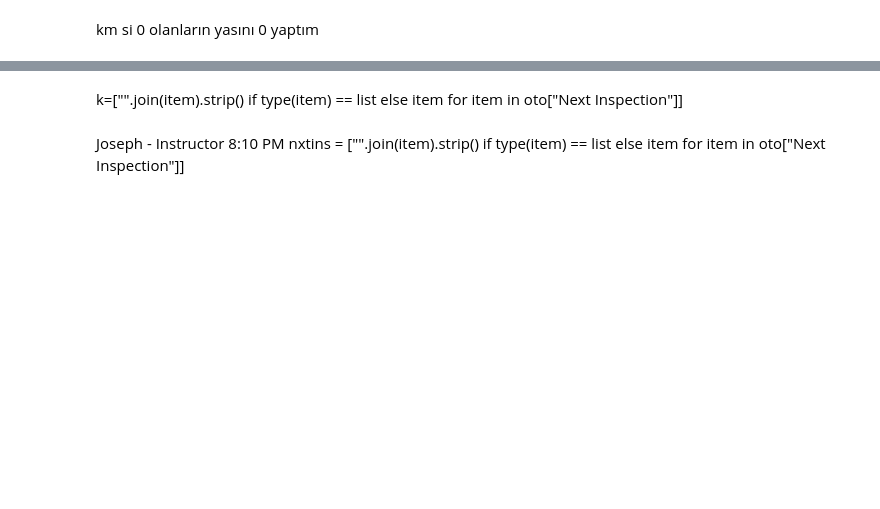
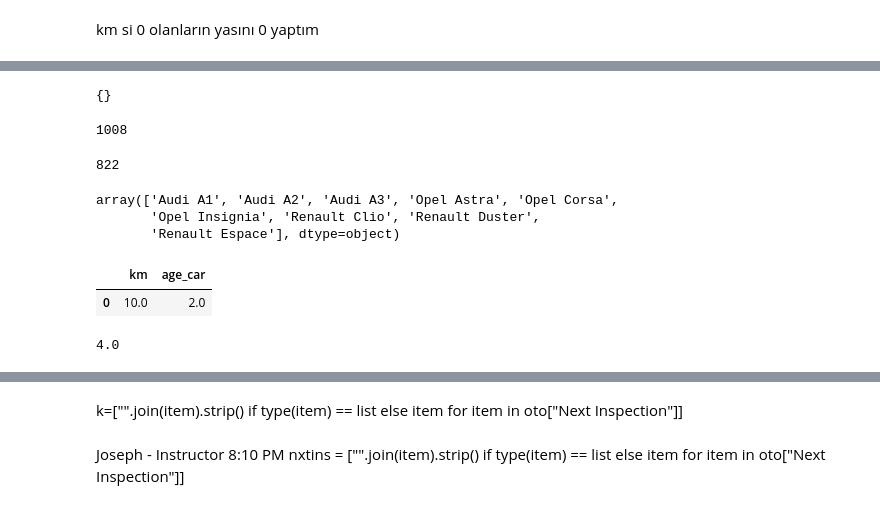
Before and after one commit to E2294-Selcuk/data_science_course-2020, a Jupyter notebook: 1-projects/03-EU_DS_DADVPy_M1-(EDA)/scout_car_My_solucon 2.Jupyter.ipynb, the cells around one changed output, grey strips where cells are left out. Saved outputs shown, nothing was run; the diff lists cells and outputs as text; code cells hidden in the pictures; blank space fills up the shorter version.

```diff
--- a/1-projects/03-EU_DS_DADVPy_M1-(EDA)/scout_car_My_solucon 2.Jupyter.ipynb
+++ b/1-projects/03-EU_DS_DADVPy_M1-(EDA)/scout_car_My_solucon 2.Jupyter.ipynb
@@ -494,0 +641,63 @@ df.km.isnull().sum()
+# %%
+deneme =[]
+say1 = 0
+say2 = 0
+say3= 0
+say4 = 0
+
+
+küme={}
+for i in range(0,len(model_list)):
+    say1 +=1
+    km_kntrol = df[(df["make_model"] == model_list[i] ) & (df["age_car"].isnull()) & (df["km"].notnull())]["km"]
+    km_knt_index = df[(df["make_model"] == model_list[i] ) & (df["age_car"].isnull()) & (df["km"].notnull())]["km"].index
+    model_for = model_list[i]
+    km_kntrol_index_indexi = -1
+
+
+
+    for km in  km_kntrol:
+        say2 += 1
+        km_kntrol_index_indexi += 1
+
+
+        for age in df[(df["make_model"] == model_for )& (df["age_car"].notnull()) ]["age_car"].unique():
+            say3 +=1
+            mean_1 = df[(df["make_model"] ==model_for)& (df["age_car"] == age)]["km"].mean()
+            küme[mean_1] = age
+
+        Nan_yası = küme[min(küme, key= lambda x: abs( x - km))]
+
+
+        df.loc[km_knt_index[km_kntrol_index_indexi], "age_car"] = Nan_yası
+
+
+
+        küme={}
+        say4 +=1
+# %% [output]
+{}
+# %%
+df["km"].isnull().sum() # kendi katagorisinde max- veya sırayla doldur.
+# %% [output]
+1008
+# %%
+df["age_car"].isnull().sum()
+# %% [output]
+822
+# %%
+df["make_model"].unique()
+# %% [output]
+array(['Audi A1', 'Audi A2', 'Audi A3', 'Opel Astra', 'Opel Corsa',
+       'Opel Insignia', 'Renault Clio', 'Renault Duster',
+       'Renault Espace'], dtype=object)
+# %%
+model = 'Audi A1'
+# %%
+for model i in df["make_model"].unique():
+    df[df["make_model"] == model]["km"]
+# %%
+df[df["make_model"] == model][["km","age_car"]].mode()
+# %% [output]
+|  | km | age_car |
+| 0 | 10.0 | 2.0 |
@@ -494,0 +706,4 @@ df.km.isnull().sum()
+# %%
+df.age_car.max()
+# %% [output]
+4.0
```
Also changed, not shown: parts of 44 cells of this notebook, 1 other file.
